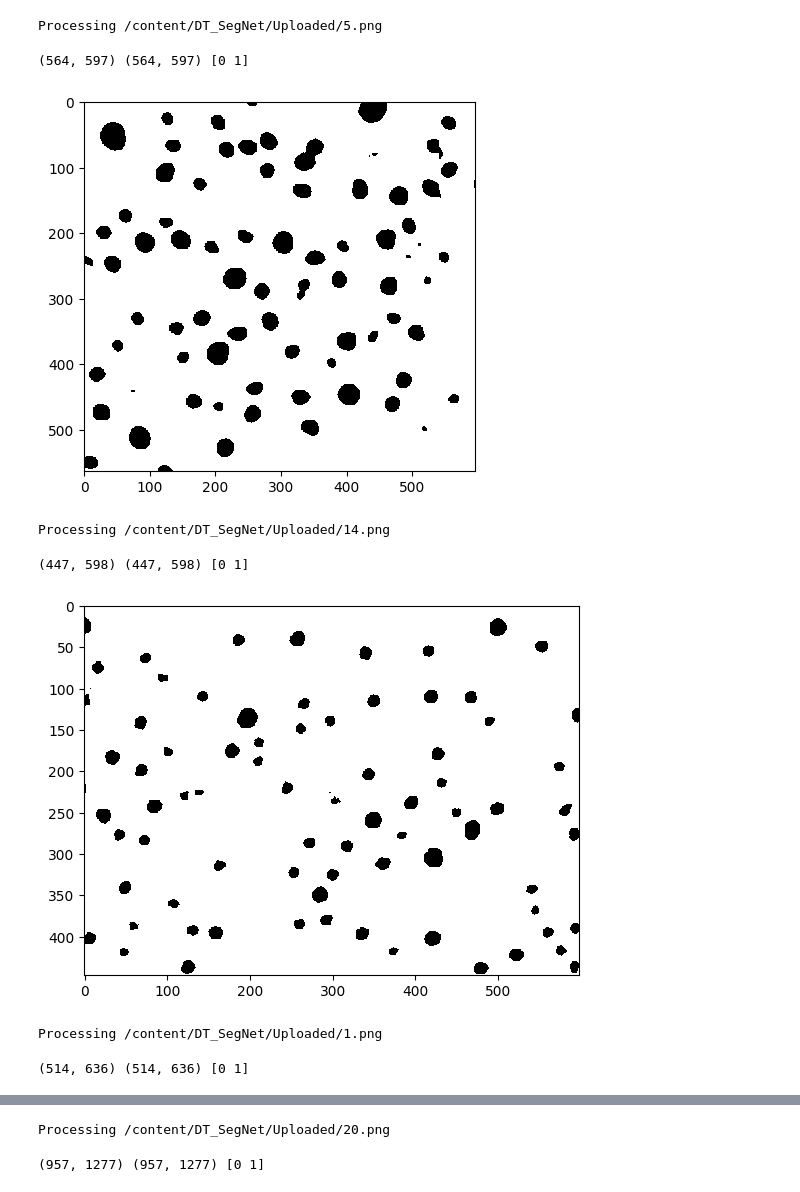
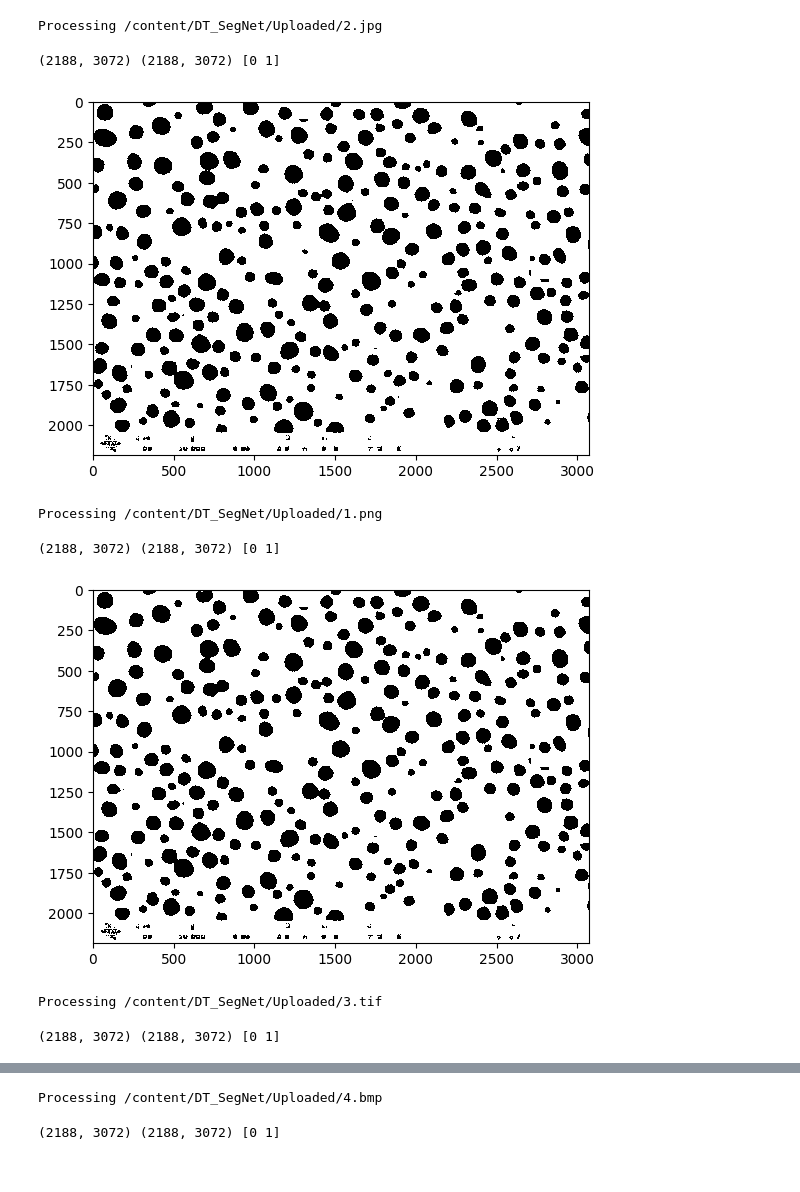
Before and after one commit to xiazeyu/DT_SegNet, a Jupyter notebook: Inference_Colab.ipynb, the cells around one changed output, grey strips where cells are left out. Drawn from its saved outputs; the diff is of its cells as text; code cells hidden in the pictures.

```diff
--- a/Inference_Colab.ipynb
+++ b/Inference_Colab.ipynb
@@ -163,0 +181,23 @@ User uploaded file "20.png" with length 650489 bytes
+# %%
+#@title b) Or connect to Google Drive to upload images for prediction
+
+Path('/content/DT_SegNet/Uploaded').mkdir(exist_ok=True, parents=True)
+%cd /content/DT_SegNet/Uploaded
+support_exts = ['.jpg', '.png', '.tif', '.bmp']
+accepted_file_names = [x.stem for x in Path('/content/DT_SegNet/Uploaded').glob('**/*')]
+
+print(f'Current supported image types: {", ".join(support_exts)}')
+
+from google.colab import drive
+drive.mount('/content/drive')
+
+drive_input_root = "/content/drive/MyDrive/DT_SegNet_Input" #@param {allow-input: true}
+
+
+for fn in [file for file in Path(drive_input_root).glob('**/*') if file.suffix in support_exts]:
+    if Path(fn).stem in accepted_file_names:
+        print(f'You\'ve uploaded two files with the same stem: {Path(fn).stem}. Please rename {fn} and try uploading again to avoid conflicts.')
+    else:
+        accepted_file_names.append(Path(fn).stem)
+        shutil.copy(fn, Path('/content/DT_SegNet/Uploaded') / fn.name)
+        print(f'User uploaded file "{fn}".')
@@ -192,4 +297,6 @@ detection_inference_exp_path = f"/content/DT_SegNet/Detection_Output/{detection_
 # %%
+#@title Segmentation
+
 data_dir = Path('/content/DT_SegNet/Uploaded')
 label_dir = Path(detection_inference_exp_path) / 'labels'
 
@@ -206,8 +313,10 @@ def read_labels(label_path, img, dilation = 1.5):
     data['y1'] = ((data['y_center'] + dilation * data['height'] / 2) * img_y).astype("int")
     return data
 
+shutil.rmtree(seg_output_dir, ignore_errors=True)
+shutil.rmtree('/content/DT_SegNet/Segmentation_Output/', ignore_errors=True)
 seg_output_dir.mkdir(parents=True, exist_ok=True)
-for img_path in list(data_dir.glob('**/*.png')):
+for img_path in [file for file in data_dir.glob('**/*') if file.suffix in support_exts]:
     print(f'Processing {str(img_path)}')
 
     # process cropped image
@@ -220,7 +329,7 @@ for img_path in list(data_dir.glob('**/*.png')):
             box = (r.x0, r.y0, r.x1, r.y1)
             region = img.crop(box)
             # region.show()
-            croped_savepath = seg_output_dir / f'{img_path.stem}_{index}{img_path.suffix}'
+            croped_savepath = seg_output_dir / f'{img_path.stem}_{index}.png'
             # print(croped_savepath, box)
             region.save(croped_savepath)
             pbar.update(1)
@@ -260,44 +362,51 @@ output_root.mkdir(exist_ok=True, parents=True)
 # %%
-for img_path in list(data_dir.glob('*.png')):
+#@title Generate output
+data_dir = Path('/content/DT_SegNet/Uploaded')
+seg_output_dir = Path('/content/DT_SegNet/Segmentation_Output/pseudo_color_prediction')
+label_dir = Path(detection_inference_exp_path) / 'labels'
+output_root = Path('/content/DT_SegNet/myOutput')
+output_root.mkdir(exist_ok=True, parents=True)
+
+for img_path in [file for file in data_dir.glob('**/*') if file.suffix in support_exts]:
     print(f'Processing {str(img_path)}')
     img = Image.open(img_path)
     img = img.convert("L")
     labels = read_labels((label_dir / img_path.name).with_suffix('.txt'), img)
     output = np.zeros_like(img)
     with tqdm(total=len(labels)) as pbar:
         for index, r in labels.iterrows():
-            croped_path = seg_output_dir / f'{img_path.stem}_{index}{img_path.suffix}'
+            croped_path = seg_output_dir / f'{img_path.stem}_{index}.png'
             region = Image.open(croped_path)
             np_region = np.array(region)
             x0, x1, y0, y1 = int(r.x0), int(r.x1), int(r.y0), int(r.y1)
             for x in range(x1-x0):
                 for y in range(y1-y0):
                     y_out = y+y0
                     x_out = x+x0
                     y_out = max(0, y_out)
                     x_out = max(0, x_out)
                     y_out = min(output.shape[0]-1, y_out)
                     x_out = min(output.shape[1]-1, x_out)
                     output[y_out, x_out] += np_region[y, x] # add regions
                     # output[y_out, x_out] = np_region[y, x] # replace regions
             pbar.update(1)
 
     output[output>=1]=1
     data = np.array(output)
     new_data = data.astype('uint8')
     print(data.shape, new_data.shape, np.unique(new_data))
     plt.imshow(new_data, interpolation='nearest', cmap='Greys')
     # white background
     plt.show()
     np.save(output_root / f'{img_path.stem}.npy', new_data)
     Image.fromarray(
         new_data*255).save(output_root / f'{img_path.stem}.png')
 # %% [output]
-Processing /content/DT_SegNet/Uploaded/5.png
+Processing /content/DT_SegNet/Uploaded/2.jpg
-(564, 597) (564, 597) [0 1]
+(2188, 3072) (2188, 3072) [0 1]
-[figure, old version]
+[figure, new version]
-Processing /content/DT_SegNet/Uploaded/14.png
+Processing /content/DT_SegNet/Uploaded/1.png
-(447, 598) (447, 598) [0 1]
+(2188, 3072) (2188, 3072) [0 1]
-[figure, old version]
+[figure, new version]
-Processing /content/DT_SegNet/Uploaded/1.png
+Processing /content/DT_SegNet/Uploaded/3.tif
-(514, 636) (514, 636) [0 1]
+(2188, 3072) (2188, 3072) [0 1]
@@ -305,2 +414,2 @@ Processing /content/DT_SegNet/Uploaded/1.png
-Processing /content/DT_SegNet/Uploaded/20.png
+Processing /content/DT_SegNet/Uploaded/4.bmp
-(957, 1277) (957, 1277) [0 1]
+(2188, 3072) (2188, 3072) [0 1]
```
Also changed, not shown: parts of 25 cells of this notebook.
